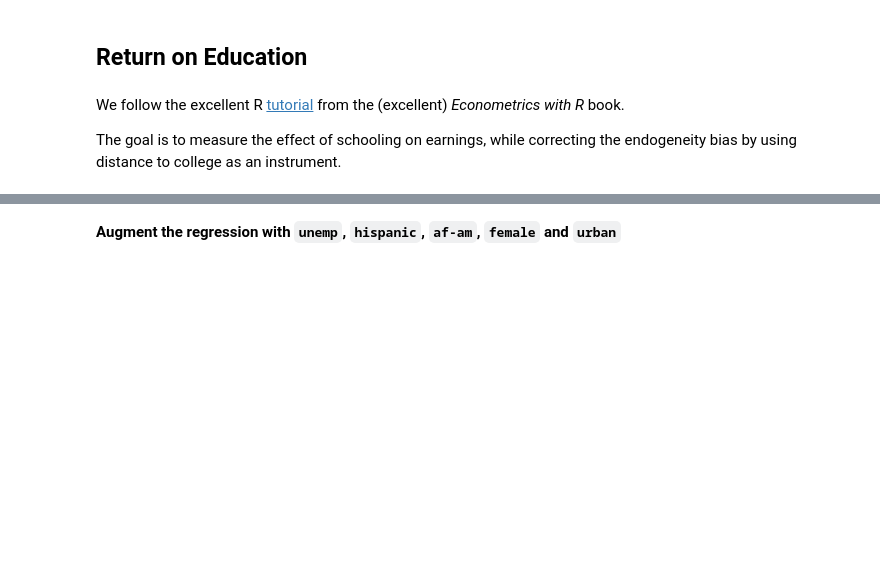
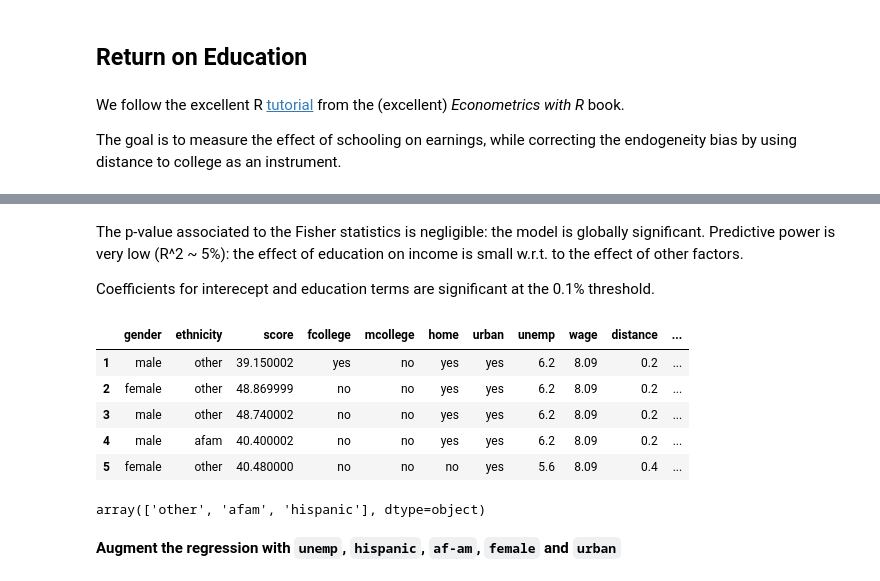
Before and after one commit to albop/dbe_archive, a Jupyter notebook: session_6/instrumental_variables.ipynb, the cells around one changed output, grey strips where cells are left out. Drawn from its saved outputs; the diff is of its cells as text; code cells hidden in the pictures; blank space fills up the shorter version.

```diff
--- a/session_6/instrumental_variables.ipynb
+++ b/session_6/instrumental_variables.ipynb
@@ -353,0 +431,4 @@ __Run the naive regression $\log(\text{wage})=\beta_0 + \beta_1 \text{education}
+# %%
+# education variable takes string values ("high" or "low").
+# we need to convert them into 1 and 0 first
+df['income_binary'] = (df['income'] == "high")*1
@@ -354,2 +460,20 @@ __Run the naive regression $\log(\text{wage})=\beta_0 + \beta_1 \text{education}
+# %% [markdown]
+The p-value associated to the Fisher statistics is negligible: the model is globally significant.
+Predictive power is very low (R^2 ~ 5%): the effect of education on income is small w.r.t. to the effect of other factors.
+
+Coefficients for interecept and education terms are significant at the 0.1% threshold.
+# %%
+df.head()
+# %% [output]
+|  | gender | ethnicity | score | fcollege | mcollege | home | urban | unemp | wage | distance | ... |
+| 1 | male | other | 39.150002 | yes | no | yes | yes | 6.2 | 8.09 | 0.2 | ... |
+| 2 | female | other | 48.869999 | no | no | yes | yes | 6.2 | 8.09 | 0.2 | ... |
+| 3 | male | other | 48.740002 | no | no | yes | yes | 6.2 | 8.09 | 0.2 | ... |
+| 4 | male | afam | 40.400002 | no | no | yes | yes | 6.2 | 8.09 | 0.2 | ... |
+| 5 | female | other | 40.480000 | no | no | no | yes | 5.6 | 8.09 | 0.4 | ... |
+# %%
+df['ethnicity'].unique()
+# %% [output]
+array(['other', 'afam', 'hispanic'], dtype=object)
 # %% [markdown]
 __Augment the regression with `unemp`, `hispanic`, `af-am`, `female` and `urban`__
```
Also changed, not shown: parts of 25 cells of this notebook.
